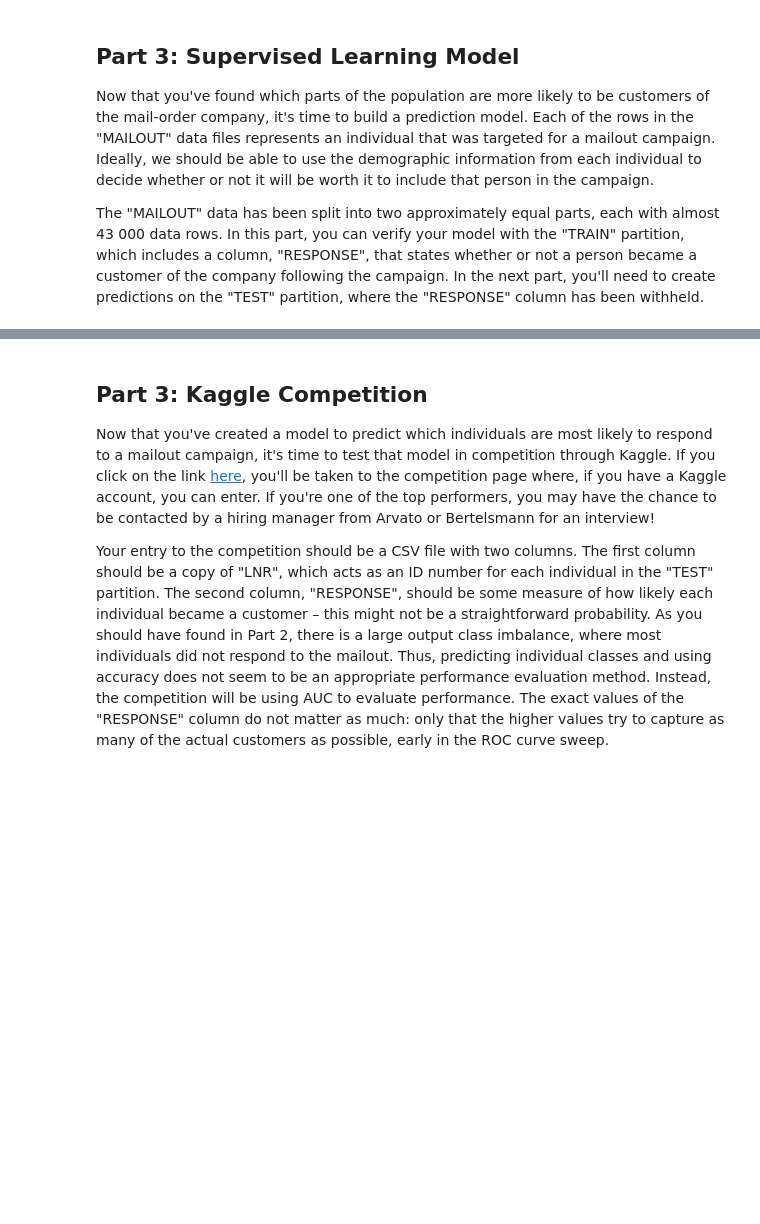
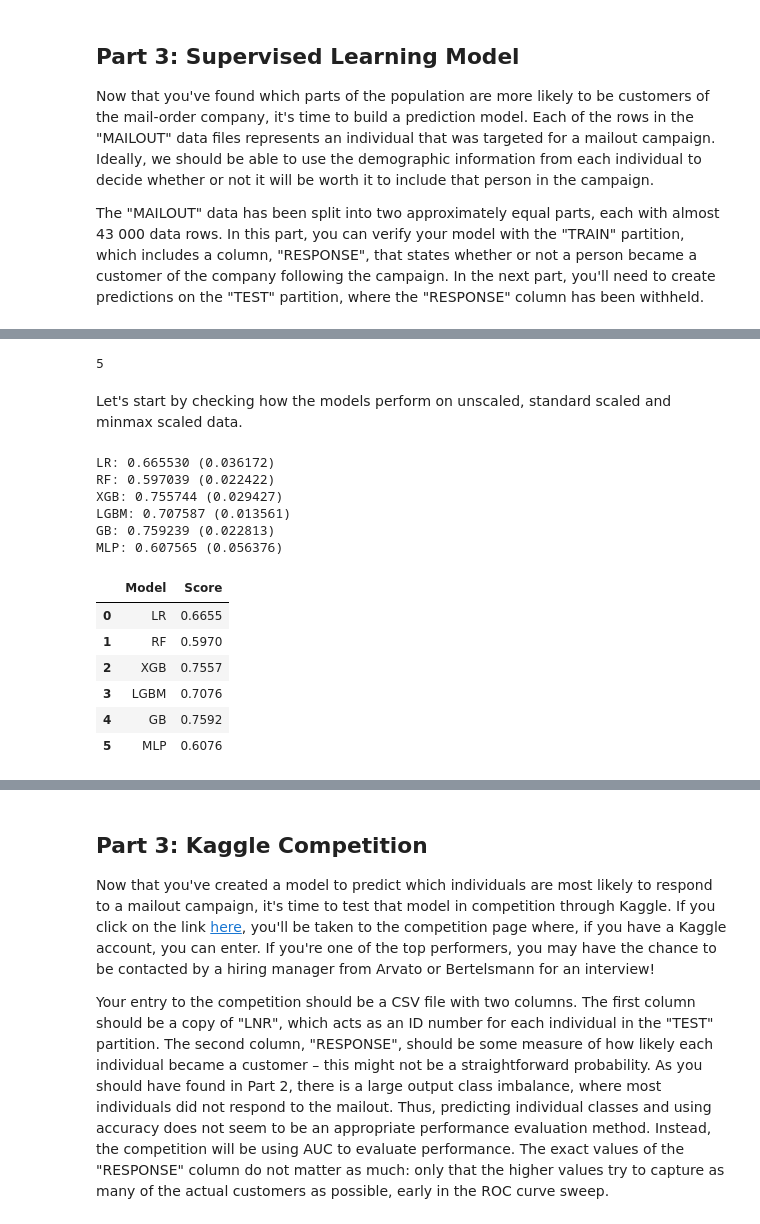
Before and after one commit to michanN/capstone-arvato, a Jupyter notebook: Arvato Project Workbook.ipynb, the cells around one changed output, grey strips where cells are left out. Cells and saved outputs as stored; diff of their text form; code cells hidden in the pictures; blank space fills up the shorter version.

Commit message:
Start with supervised part

```diff
--- a/Arvato Project Workbook.ipynb
+++ b/Arvato Project Workbook.ipynb
@@ -700,0 +659,3 @@ mailout_train = pd.read_csv('../../data/Term2/capstone/arvato_data/Udacity_MAILO
+# %%
+mailout_train_cleaned = clean_data(mailout_train, feat_info, columns=azdias_cleaned.columns, drop_rows=False)
+mailout_test_cleaned = clean_data(mailout_test, feat_info, columns=azdias_cleaned.columns, drop_rows=False)
@@ -700,0 +747,29 @@ mailout_train = pd.read_csv('../../data/Term2/capstone/arvato_data/Udacity_MAILO
+# %%
+# 5 stratified folds
+skf = StratifiedKFold(n_splits=5, random_state=SEED, shuffle=True)
+skf.get_n_splits(mailout_train_cleaned, target)
+# %% [output]
+5
+# %%
+def create_base_models():
+    basedModels = []
+    basedModels.append(('LR', LogisticRegression(solver='liblinear', random_state=SEED)))
+    basedModels.append(('RF', RandomForestClassifier(n_estimators=100, random_state=SEED)))
+    basedModels.append(('XGB', xgb.XGBClassifier(random_state=SEED)))
+    basedModels.append(('LGBM', lgb.LGBMClassifier(random_state=SEED)))
+    basedModels.append(('GB', GradientBoostingClassifier(random_state=SEED)))
+    basedModels.append(('MLP', MLPClassifier(random_state=SEED)))
+
+    return basedModels
+# %%
+def evaluate(features, target, models):
+    results = []
+    names = []
+    for name, model in models:
+        cv_results = cross_val_score(model, X_train, y_train, cv=skf, scoring='roc_auc', n_jobs=-1)
+        results.append(cv_results)
+        names.append(name)
+        msg = "%s: %f (%f)" % (name, cv_results.mean(), cv_results.std())
+        print(msg)
+
+    return names, results
@@ -700,0 +807,22 @@ mailout_train = pd.read_csv('../../data/Term2/capstone/arvato_data/Udacity_MAILO
+# %% [markdown]
+Let's start by checking how the models perform on unscaled, standard scaled and minmax scaled data.
+# %%
+#unscaled
+models = create_base_models()
+names, results = evaluate(mailout_train_cleaned, target, models)
+baseline_score = create_score_df(names, results)
+baseline_score
+# %% [output]
+LR: 0.665530 (0.036172)
+RF: 0.597039 (0.022422)
+XGB: 0.755744 (0.029427)
+LGBM: 0.707587 (0.013561)
+GB: 0.759239 (0.022813)
+MLP: 0.607565 (0.056376)
+|  | Model | Score |
+| 0 | LR | 0.6655 |
+| 1 | RF | 0.5970 |
+| 2 | XGB | 0.7557 |
+| 3 | LGBM | 0.7076 |
+| 4 | GB | 0.7592 |
+| 5 | MLP | 0.6076 |
```
Also changed, not shown: parts of 53 cells of this notebook, 2 other files.
